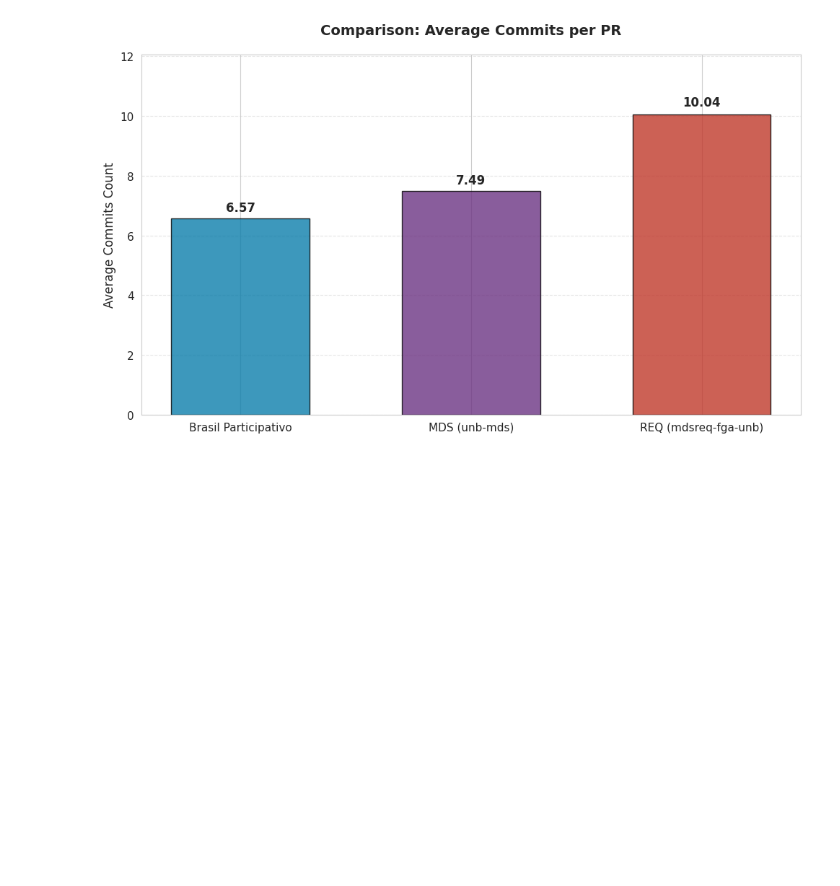
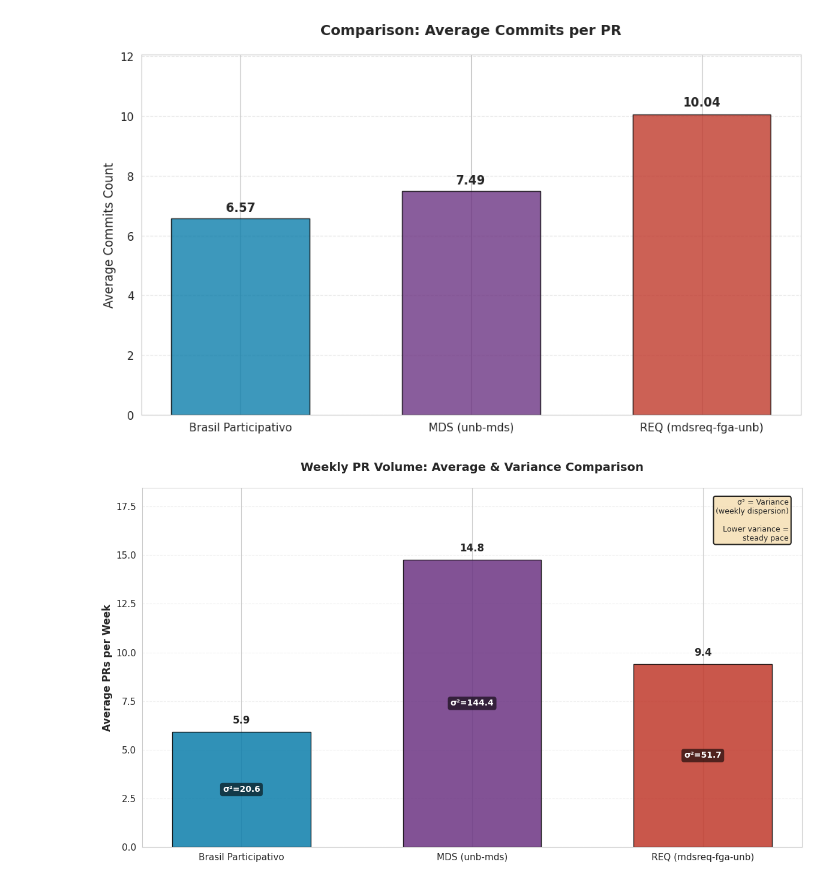
Before and after one commit to lablivre-unb/EbL_Over_PbL, a Jupyter notebook: metrics/notebooks/prs_viz_bp.ipynb, the cells around one changed output. Cells and saved outputs as stored; diff of their text form; code cells hidden in the pictures; blank space fills up the shorter version.

Commit message:
feat: nova viz de volume de PRs e Variancia

```diff
--- a/metrics/notebooks/prs_viz_bp.ipynb
+++ b/metrics/notebooks/prs_viz_bp.ipynb
@@ -387,5 +387,61 @@ plt.tight_layout()
 plt.show()
 # %% [output]
 [figure]
+# %%
+def plot_weekly_pr_volume_comparison(df_bp, df_mds, df_req):
+    # Preparando dados
+    def get_weekly_stats(data):
+        temp = data.copy()
+        temp['created_at'] = pd.to_datetime(temp['created_at'])
+        temp['week'] = temp['created_at'].dt.to_period('W')
+        weekly = temp.groupby('week').size()
+        return weekly.mean(), weekly.var(), weekly.std()
+
+    mean_bp, var_bp, std_bp = get_weekly_stats(df_bp)
+    mean_mds, var_mds, std_mds = get_weekly_stats(df_mds)
+    mean_req, var_req, std_req = get_weekly_stats(df_req)
+
+    fig, ax = plt.subplots(figsize=(12, 7))
+
+    x_labels = [org_title, mds_title, req_title]
+    means = [mean_bp, mean_mds, mean_req]
+    variances = [var_bp, var_mds, var_req]
+    bar_colors = [BP_PRIMARY, MDS_PRIMARY, REQ_PRIMARY]
+
+    x = np.arange(len(x_labels))
+    bars = ax.bar(x, means, color=bar_colors, width=0.6, edgecolor='black', alpha=0.85)
+
+    ax.set_ylabel('Average PRs per Week', fontsize=12, fontweight='bold')
+    ax.set_title('Weekly PR Volume: Average & Variance Comparison', fontsize=14, fontweight='bold', pad=20)
+    ax.set_xticks(x)
+    ax.set_xticklabels(x_labels)
+    ax.grid(axis='y', linestyle='--', alpha=0.3)
+
+    for i, (bar, mean_val, var_val) in enumerate(zip(bars, means, variances)):
+        height = bar.get_height()
+        ax.text(bar.get_x() + bar.get_width()/2., height + (max(means) * 0.02),
+                f'{mean_val:.1f}', ha='center', va='bottom', fontsize=12, fontweight='bold')
+
+        # Variância dentro ou próximo da barra
+        ax.text(bar.get_x() + bar.get_width()/2., height/2,
+                f'σ²={var_val:.1f}', ha='center', va='center',
+                fontsize=10, color='white', fontweight='bold',
+                bbox=dict(boxstyle='round,pad=0.3', facecolor='black', alpha=0.6, edgecolor='none'))
+
+    ax.set_ylim(0, max(means) * 1.25)
+
+    textstr = 'σ² = Variance\n(weekly dispersion)\n\n'
+    textstr += 'Lower variance =\nsteady pace'
+
+    props = dict(boxstyle='round', facecolor='wheat', alpha=0.85, edgecolor='black', linewidth=1.5)
+    ax.text(0.98, 0.97, textstr, transform=ax.transAxes, fontsize=9,
+            verticalalignment='top', horizontalalignment='right', bbox=props)
+
+    plt.tight_layout()
+    plt.show()
+
+plot_weekly_pr_volume_comparison(df, df_mds, df_req)
+# %% [output]
+[figure, added]
 # %% [markdown]
  <img src="assets/grafo.png" width="1000" />
```
